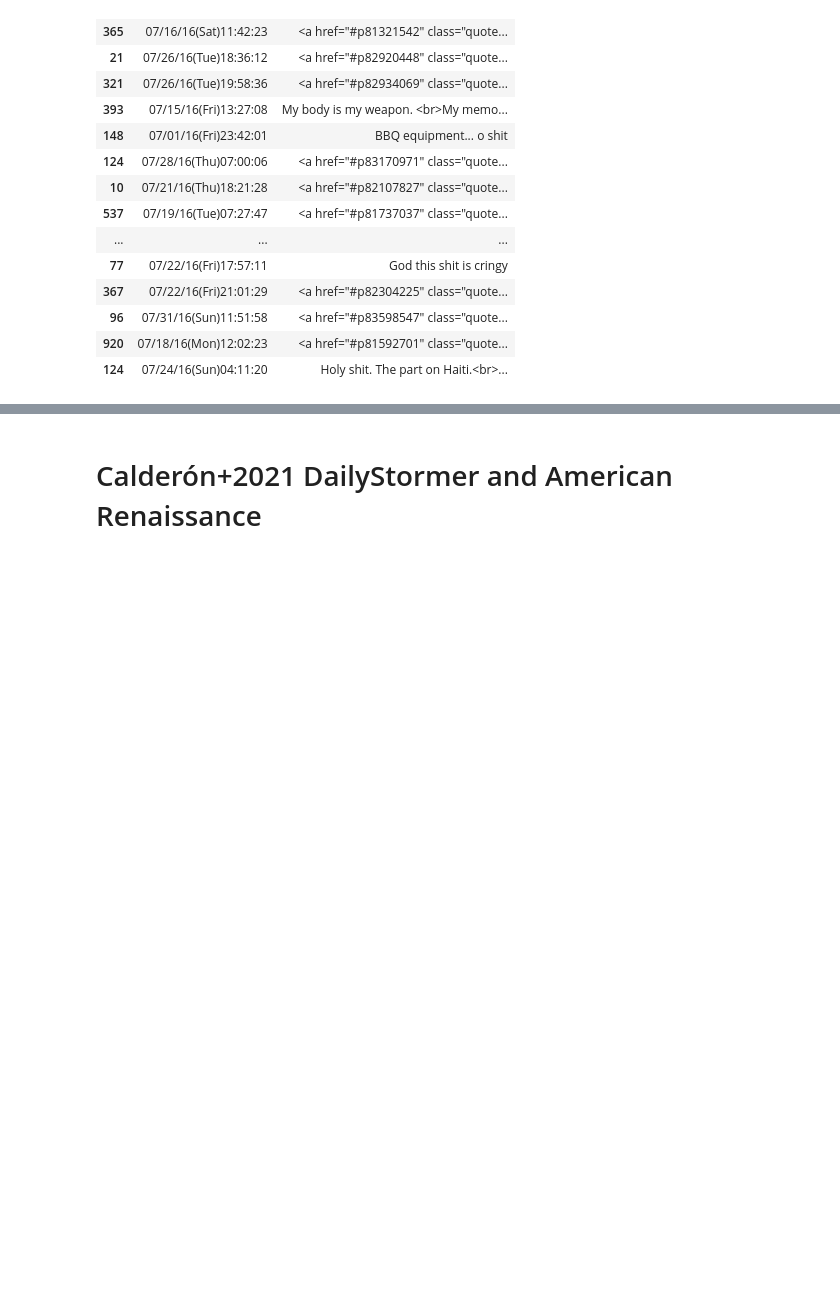
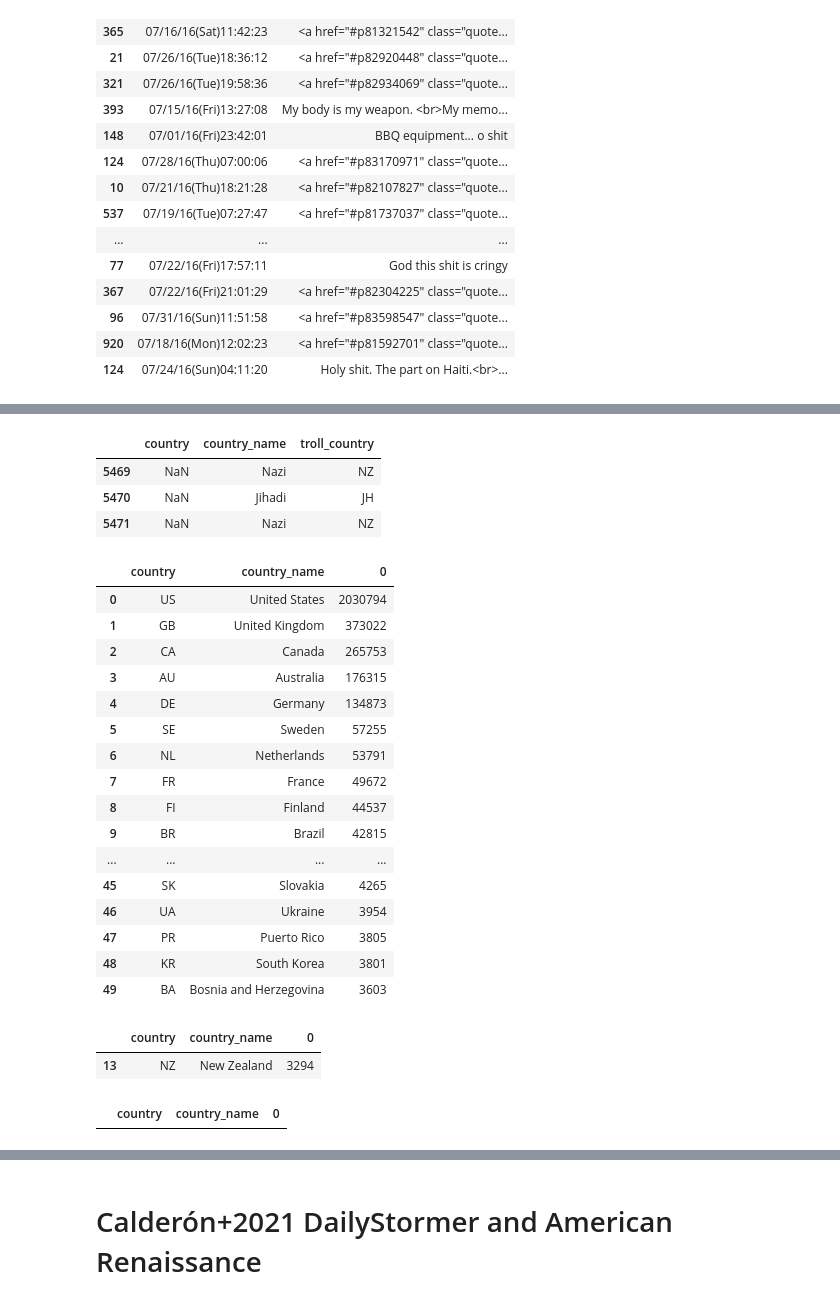
Before and after one commit to michaelmilleryoder/white_supremacist_lang, a Jupyter notebook: jupyter/ws_data_datasets.ipynb, the cells around one changed output, grey strips where cells are left out. Drawn from its saved outputs; the diff is of its cells as text; code cells hidden in the pictures; blank space fills up the shorter version.

```diff
--- a/jupyter/ws_data_datasets.ipynb
+++ b/jupyter/ws_data_datasets.ipynb
@@ -1991,0 +2125,9 @@ posts[['now', 'com']].sample(30)
+# %%
+lines = [json.loads(line) for line in tqdm(head[-100:])]
+print(len(lines))
+
+posts = [post for line in tqdm(lines) for post in line['posts']]
+print(len(posts))
+
+data = pd.json_normalize(posts)
+data.info()
@@ -1991,0 +2153,37 @@ posts[['now', 'com']].sample(30)
+# %%
+data.dropna(subset='troll_country')[['country', 'country_name', 'troll_country']]
+# %% [output]
+|  | country | country_name | troll_country |
+| 5469 | NaN | Nazi | NZ |
+| 5470 | NaN | Jihadi | JH |
+| 5471 | NaN | Nazi | NZ |
+# %%
+country_vc = data[['country', 'country_name']].value_counts().reset_index()
+country_vc.head(50)
+# %% [output]
+|  | country | country_name | 0 |
+| 0 | US | United States | 2030794 |
+| 1 | GB | United Kingdom | 373022 |
+| 2 | CA | Canada | 265753 |
+| 3 | AU | Australia | 176315 |
+| 4 | DE | Germany | 134873 |
+| 5 | SE | Sweden | 57255 |
+| 6 | NL | Netherlands | 53791 |
+| 7 | FR | France | 49672 |
+| 8 | FI | Finland | 44537 |
+| 9 | BR | Brazil | 42815 |
+| ... | ... | ... | ... |
+| 45 | SK | Slovakia | 4265 |
+| 46 | UA | Ukraine | 3954 |
+| 47 | PR | Puerto Rico | 3805 |
+| 48 | KR | South Korea | 3801 |
+| 49 | BA | Bosnia and Herzegovina | 3603 |
+# %%
+country_vc[country_vc['country_name'] == 'New Zealand']
+# %% [output]
+|  | country | country_name | 0 |
+| 13 | NZ | New Zealand | 3294 |
+# %%
+country_vc[country_vc['country'] == 'WP']
+# %% [output]
+|  | country | country_name | 0 |
```
Also changed, not shown: parts of 13 cells of this notebook, 1 other file.
